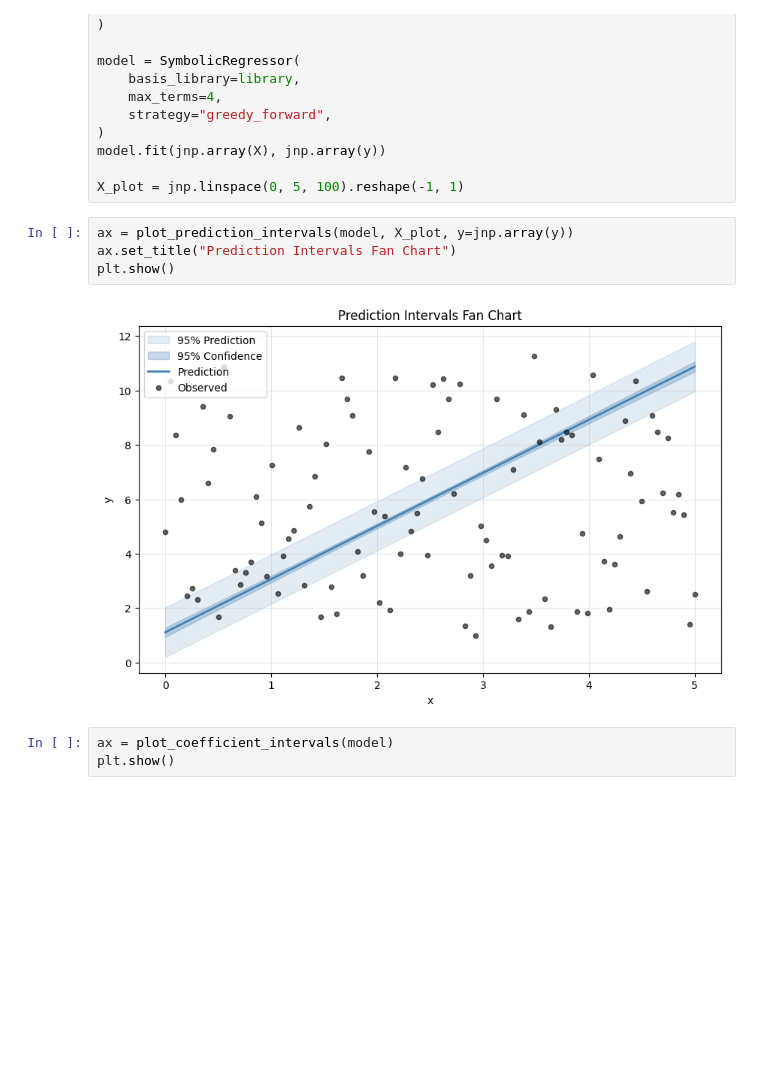
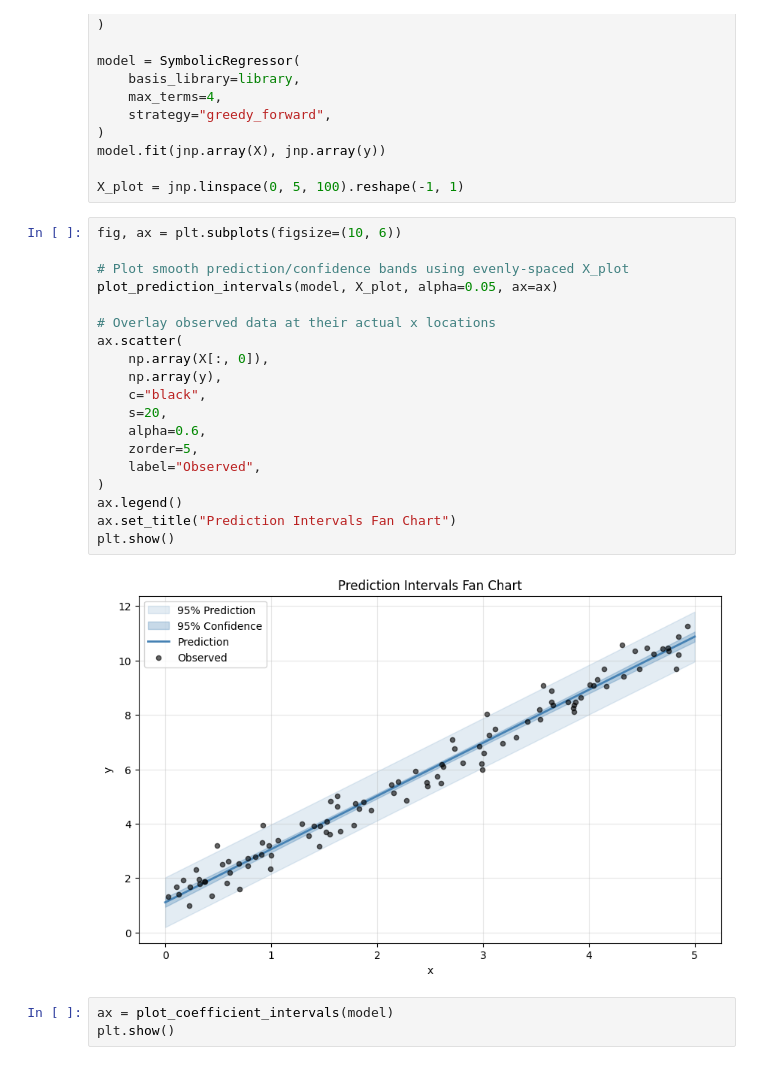
Before and after one commit to jkitchin/jaxsr, a Jupyter notebook: examples/uncertainty_quantification.ipynb, the cells around one changed output. Drawn from its saved outputs; the diff is of its cells as text; blank space fills up the shorter version.

Commit message:
fix: correct x-y mismatch in UQ notebook fan chart
The plot_prediction_intervals call was passing evenly-spaced X_plot
with observed y from different random X locations. The function sorted
both by X_plot, plotting observed points at wrong x positions. Now
bands use X_plot and observed data is overlaid at its actual X.

Co-Authored-By: Claude Opus 4.6 <noreply@anthropic.com>

```diff
--- a/examples/uncertainty_quantification.ipynb
+++ b/examples/uncertainty_quantification.ipynb
@@ -463,11 +463,26 @@ model.fit(jnp.array(X), jnp.array(y))
 
 X_plot = jnp.linspace(0, 5, 100).reshape(-1, 1)
 # %%
-ax = plot_prediction_intervals(model, X_plot, y=jnp.array(y))
+fig, ax = plt.subplots(figsize=(10, 6))
+
+# Plot smooth prediction/confidence bands using evenly-spaced X_plot
+plot_prediction_intervals(model, X_plot, alpha=0.05, ax=ax)
+
+# Overlay observed data at their actual x locations
+ax.scatter(
+    np.array(X[:, 0]),
+    np.array(y),
+    c="black",
+    s=20,
+    alpha=0.6,
+    zorder=5,
+    label="Observed",
+)
+ax.legend()
 ax.set_title("Prediction Intervals Fan Chart")
 plt.show()
 # %% [output]
-[figure, old version]
+[figure, new version]
 # %%
 ax = plot_coefficient_intervals(model)
 plt.show()
```
